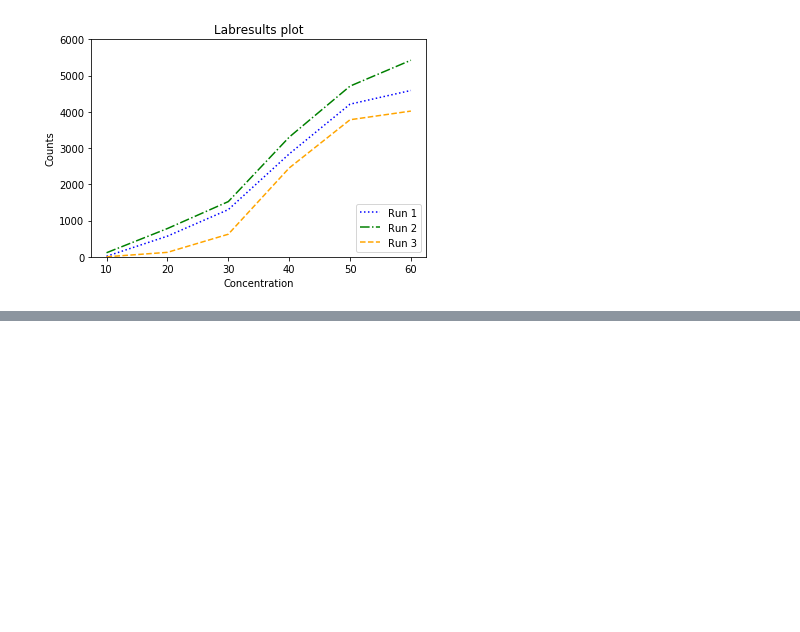
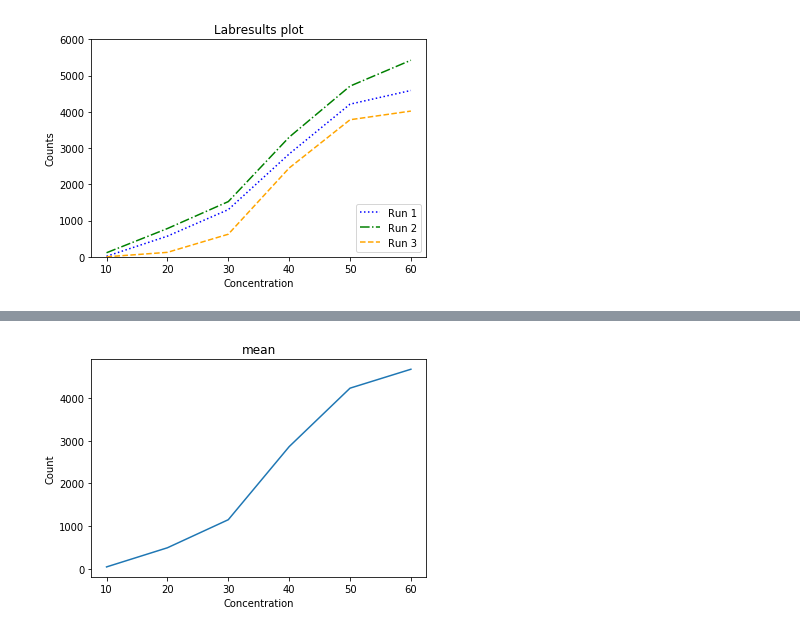
Before and after one commit to lacdr-tox/basic-programming-in-drug-discovery, a Jupyter notebook: python/exercises/2. Basic Plotting.ipynb, the cells around one changed output, grey strips where cells are left out. Cells and saved outputs as stored; diff of their text form; code cells hidden in the pictures; blank space fills up the shorter version.

```diff
--- a/python/exercises/2. Basic Plotting.ipynb
+++ b/python/exercises/2. Basic Plotting.ipynb
@@ -207,0 +247,8 @@ To follow this up, we want to get the mean of the three runs for each concentrat
+# %%
+mu = np.mean(cnts,axis=0)
+fig = plt.figure()
+ax = plt.gca()
+ax.plot(conc_unique,mu)
+ax.set(title='mean',xlabel='Concentration',ylabel='Count');
+# %% [output]
+[figure, added]
```
Also changed, not shown: parts of 31 cells of this notebook.
